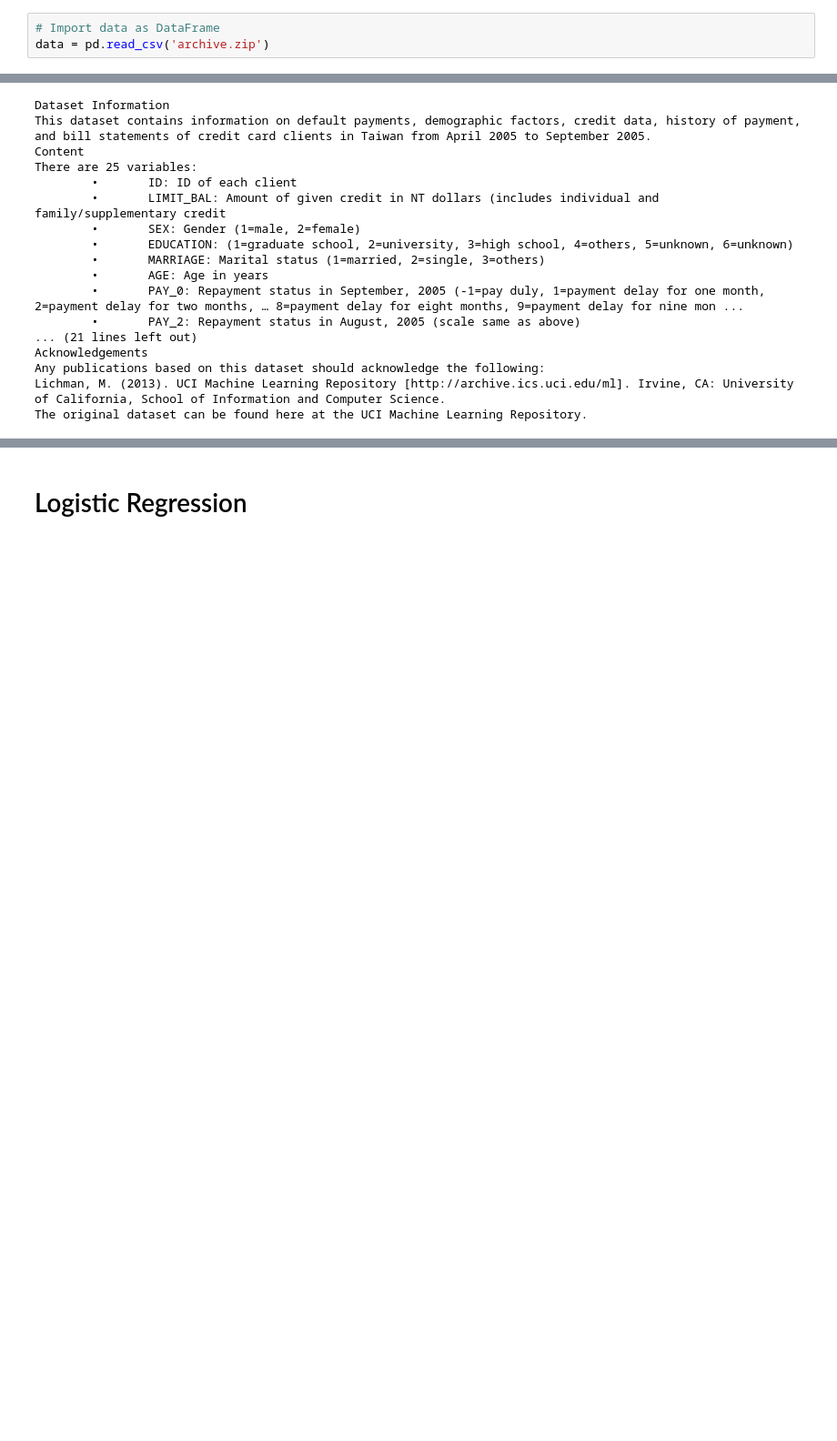
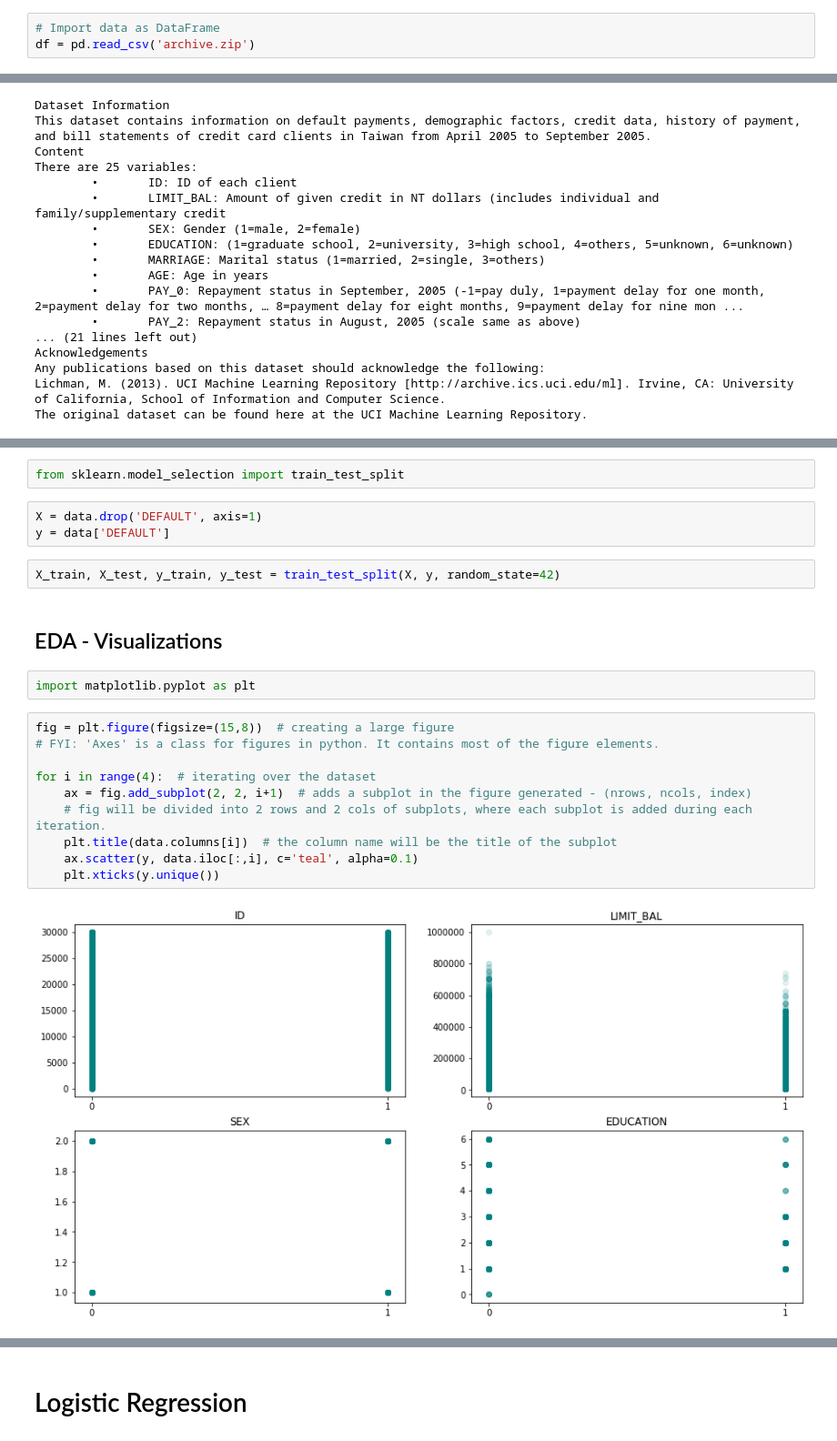
Before and after one commit to tjkim614/ml_mini_project, a Jupyter notebook: mini_project.ipynb, the cells around one changed output, grey strips where cells are left out. Shown: that part at 91% size. Saved outputs shown, nothing was run; the diff lists cells and outputs as text; blank space fills up the shorter version.

```diff
--- a/mini_project.ipynb
+++ b/mini_project.ipynb
@@ -6,7 +6,7 @@ import pandas as pd
 import numpy as np
 # %%
 # Import data as DataFrame
-data = pd.read_csv('archive.zip')
+df = pd.read_csv('archive.zip')
 # %%
 # Data description on Kaggle
 f = open('kaggle_data_description.txt', 'r')
@@ -79,0 +96,23 @@ data.head()
+# %%
+from sklearn.model_selection import train_test_split
+# %%
+X = data.drop('DEFAULT', axis=1)
+y = data['DEFAULT']
+# %%
+X_train, X_test, y_train, y_test = train_test_split(X, y, random_state=42)
+# %% [markdown]
+## EDA - Visualizations
+# %%
+import matplotlib.pyplot as plt
+# %%
+fig = plt.figure(figsize=(15,8))  # creating a large figure
+# FYI: 'Axes' is a class for figures in python. It contains most of the figure elements.
+
+for i in range(4):  # iterating over the dataset
+    ax = fig.add_subplot(2, 2, i+1)  # adds a subplot in the figure generated - (nrows, ncols, index)
+    # fig will be divided into 2 rows and 2 cols of subplots, where each subplot is added during each iteration.
+    plt.title(data.columns[i])  # the column name will be the title of the subplot
+    ax.scatter(y, data.iloc[:,i], c='teal', alpha=0.1)
+    plt.xticks(y.unique())
+# %% [output]
+[figure, added]
```
Also changed, not shown: parts of 30 cells of this notebook.
